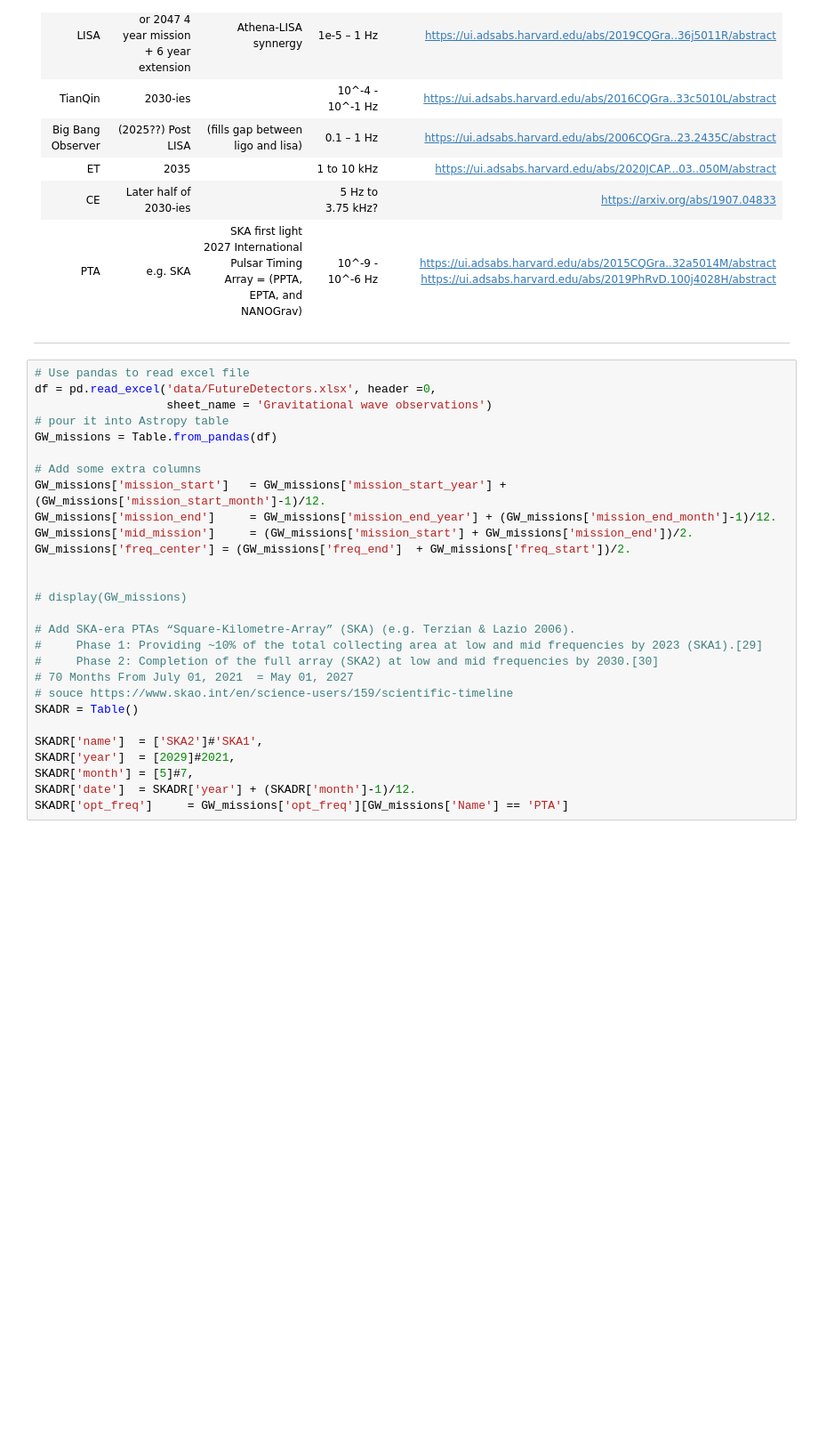
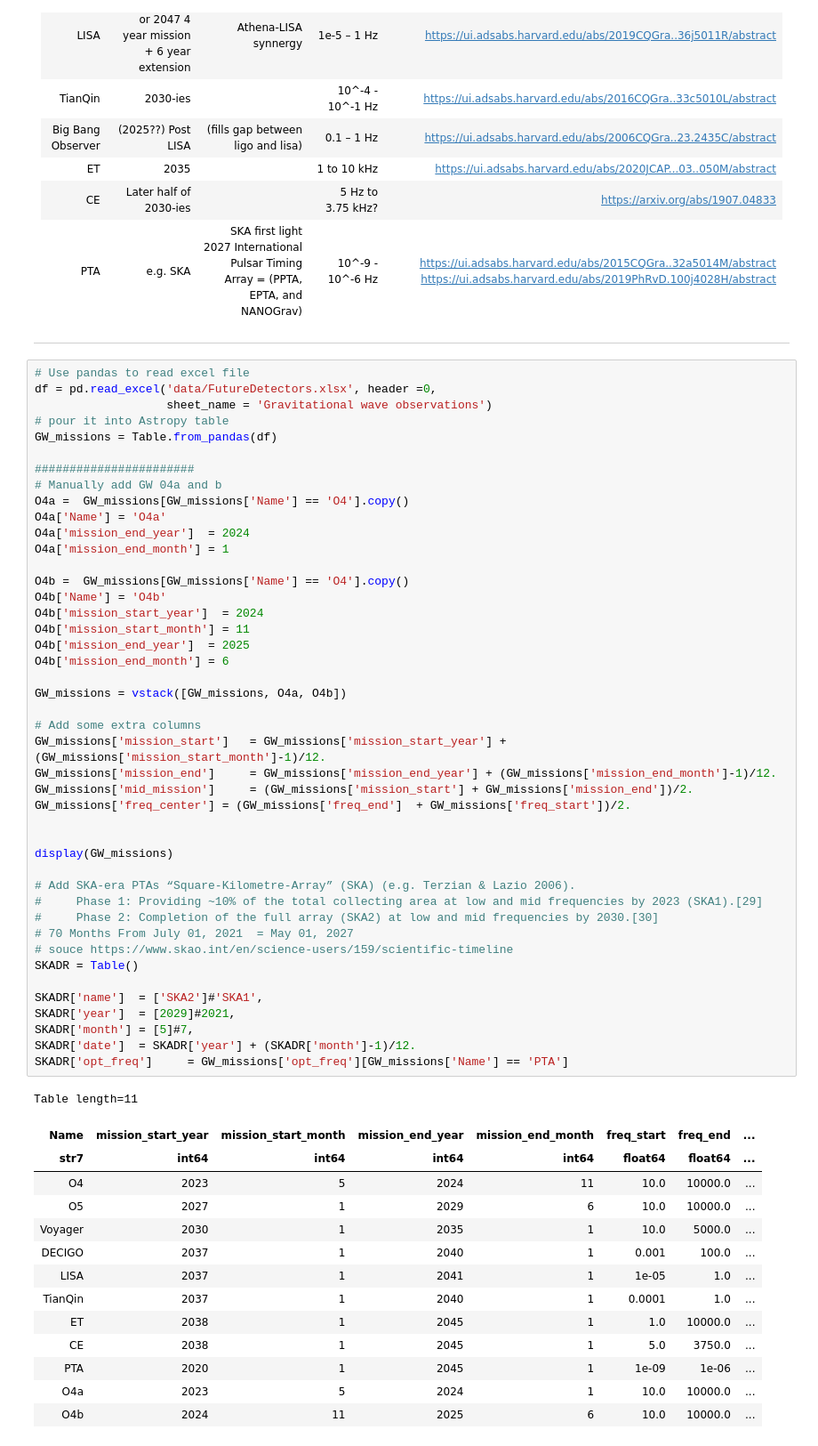
Before and after one commit to LiekeVanSon/ThesisFigures, a Jupyter notebook: SizeOfCatalogPlot.ipynb, the cells around one changed output. Shown at 89% size. Saved outputs shown, nothing was run; the diff lists cells and outputs as text; blank space fills up the shorter version.

```diff
--- a/SizeOfCatalogPlot.ipynb
+++ b/SizeOfCatalogPlot.ipynb
@@ -97,31 +147,62 @@ end_O3 = 2020 + (3-1)/12. +27./365.25 # 27 March 2020
 # %%
 # Use pandas to read excel file
 df = pd.read_excel('data/FutureDetectors.xlsx', header =0,
                    sheet_name = 'Gravitational wave observations')
 # pour it into Astropy table
 GW_missions = Table.from_pandas(df)
+
+#######################
+# Manually add GW 04a and b
+O4a =  GW_missions[GW_missions['Name'] == 'O4'].copy()
+O4a['Name'] = 'O4a'
+O4a['mission_end_year']  = 2024
+O4a['mission_end_month'] = 1
+
+O4b =  GW_missions[GW_missions['Name'] == 'O4'].copy()
+O4b['Name'] = 'O4b'
+O4b['mission_start_year']  = 2024
+O4b['mission_start_month'] = 11
+O4b['mission_end_year']  = 2025
+O4b['mission_end_month'] = 6
+
+GW_missions = vstack([GW_missions, O4a, O4b])
 
 # Add some extra columns
 GW_missions['mission_start']   = GW_missions['mission_start_year'] + (GW_missions['mission_start_month']-1)/12.
 GW_missions['mission_end']     = GW_missions['mission_end_year'] + (GW_missions['mission_end_month']-1)/12.
 GW_missions['mid_mission']     = (GW_missions['mission_start'] + GW_missions['mission_end'])/2.
 GW_missions['freq_center'] = (GW_missions['freq_end']  + GW_missions['freq_start'])/2.
 
 
-# display(GW_missions)
+display(GW_missions)
 
 # Add SKA-era PTAs “Square-Kilometre-Array” (SKA) (e.g. Terzian & Lazio 2006).
 #     Phase 1: Providing ~10% of the total collecting area at low and mid frequencies by 2023 (SKA1).[29]
 #     Phase 2: Completion of the full array (SKA2) at low and mid frequencies by 2030.[30]
 # 70 Months From July 01, 2021  = May 01, 2027
 # souce https://www.skao.int/en/science-users/159/scientific-timeline
 SKADR = Table()
 
 SKADR['name']  = ['SKA2']#'SKA1',
 SKADR['year']  = [2029]#2021,
 SKADR['month'] = [5]#7,
 SKADR['date']  = SKADR['year'] + (SKADR['month']-1)/12.
 SKADR['opt_freq']     = GW_missions['opt_freq'][GW_missions['Name'] == 'PTA']
+# %% [output]
+Table length=11
+| Name | mission_start_year | mission_start_month | mission_end_year | mission_end_month | freq_start | freq_end | ... |
+| str7 | int64 | int64 | int64 | int64 | float64 | float64 | ... |
+| O4 | 2023 | 5 | 2024 | 11 | 10.0 | 10000.0 | ... |
+| O5 | 2027 | 1 | 2029 | 6 | 10.0 | 10000.0 | ... |
+| Voyager | 2030 | 1 | 2035 | 1 | 10.0 | 5000.0 | ... |
+| DECIGO | 2037 | 1 | 2040 | 1 | 0.001 | 100.0 | ... |
+| LISA | 2037 | 1 | 2041 | 1 | 1e-05 | 1.0 | ... |
+| TianQin | 2037 | 1 | 2040 | 1 | 0.0001 | 1.0 | ... |
+| ET | 2038 | 1 | 2045 | 1 | 1.0 | 10000.0 | ... |
+| CE | 2038 | 1 | 2045 | 1 | 5.0 | 3750.0 | ... |
+| PTA | 2020 | 1 | 2045 | 1 | 1e-09 | 1e-06 | ... |
+| O4a | 2023 | 5 | 2024 | 1 | 10.0 | 10000.0 | ... |
+| O4b | 2024 | 11 | 2025 | 6 | 10.0 | 10000.0 | ... |
 # %% [markdown]
 # Detection rate
 To estimate the number of events for future observation runs, we need some yearly detection rate which we can  multiply by the mission length
```
Also changed, not shown: parts of 2 cells of this notebook, 1 other file.
